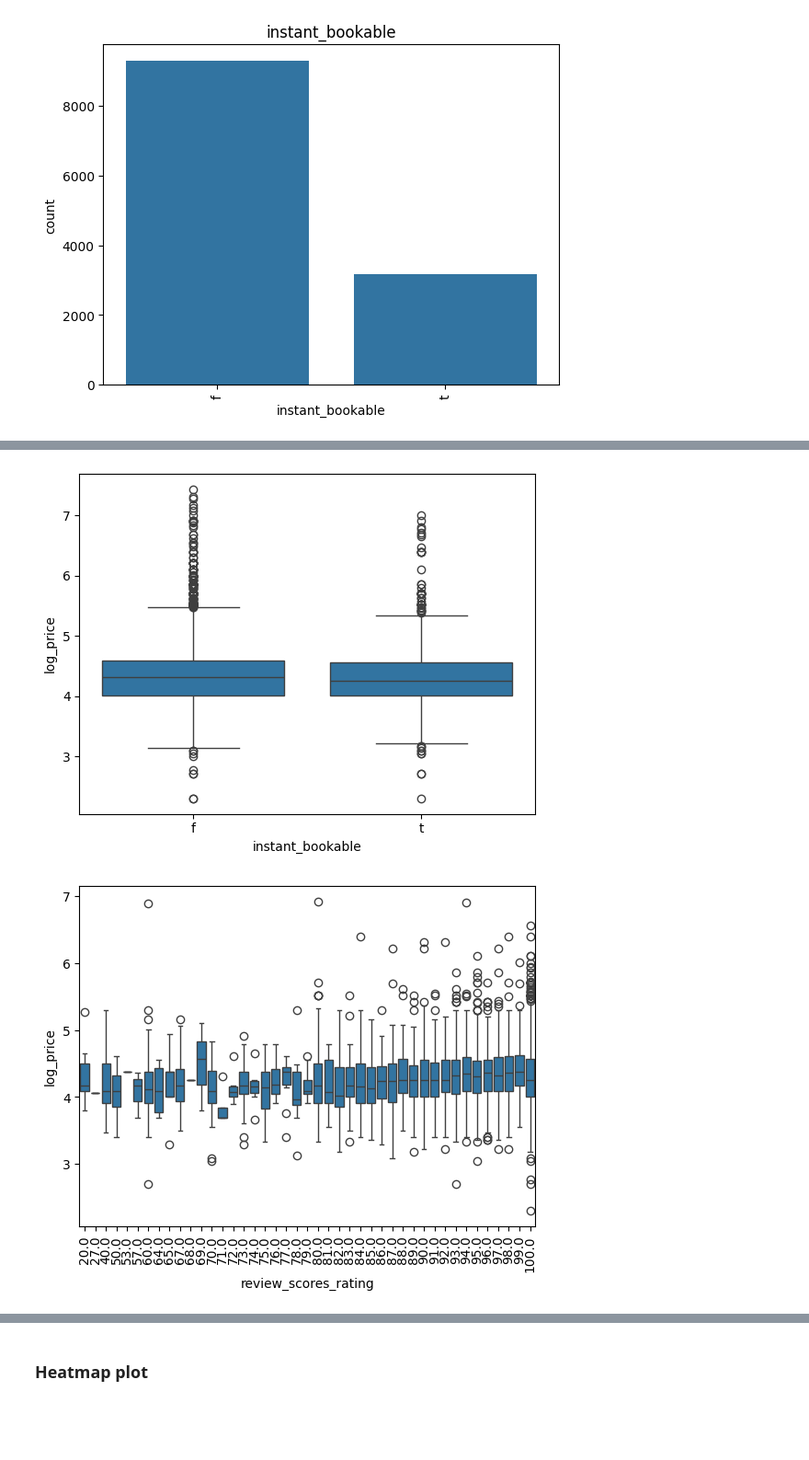
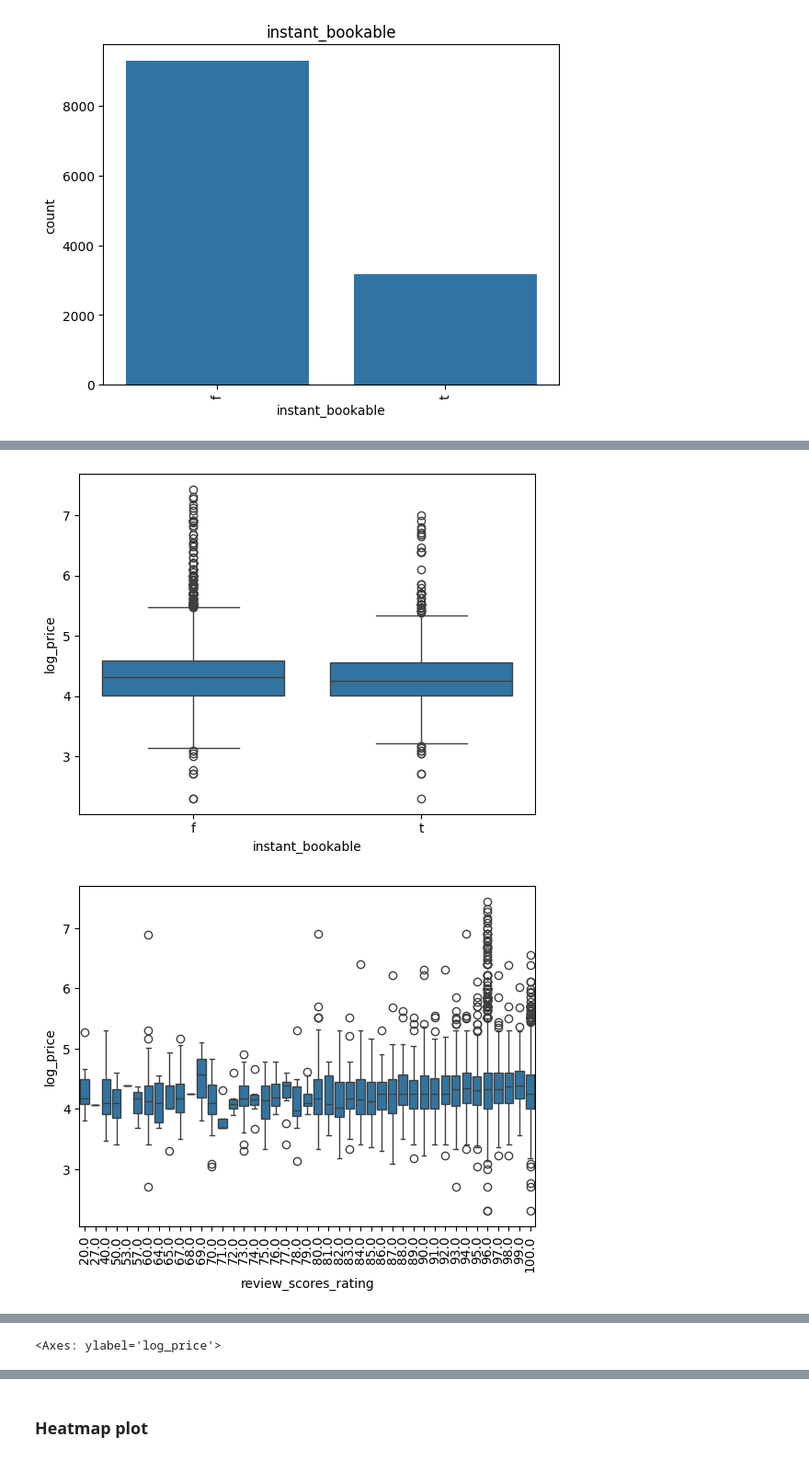
Before and after one commit to d21emijo/Air-BNB, a Jupyter notebook: Air_bnb.ipynb, the cells around one changed output, grey strips where cells are left out. Shown at 92% size. Drawn from its saved outputs; the diff is of its cells as text; code cells hidden in the pictures; blank space fills up the shorter version.

```diff
--- a/Air_bnb.ipynb
+++ b/Air_bnb.ipynb
@@ -245,6 +263,8 @@ df_nyc_private['host_identity_verified'] = df_nyc_private['host_identity_verifie
 # Host has no thumbnail, True/false instead
 df_nyc_private['thumbnail_url'] = (~df_nyc_private['thumbnail_url'].isna()).astype(int)
 
+# median score for na in review score
+df_nyc_private['review_scores_rating'] = df_nyc_private['review_scores_rating'].fillna(df_nyc_private['review_scores_rating'].median())
 # New column for no reviews
 df_nyc_private['review_scores'] = (~df_nyc_private['review_scores_rating'].isna()).astype(int)
 
@@ -257,6 +277,8 @@ df_nyc_private = df_nyc_private.drop(['zipcode','city','name','description','roo
 
 # remove % from response rate
 df_nyc_private['host_response_rate'] = df_nyc_private['host_response_rate'].str.replace('%','').astype(float)
+
+df_nyc_private['host_response_rate'] = df_nyc_private['host_response_rate'].fillna(0)
 df_nyc_private.info()
 df_nyc_private.head()
 #df_nyc_private.describe()
@@ -302,10 +316,15 @@ df_nyc_private['amenities'] = (
 # %%
-#
+# explode the amenities to seprate lsit
 common_amenities = df_nyc_private['amenities'].explode().value_counts().head(15).index.to_list()
 
+# crate new columns with amenities
 for amenity in common_amenities:
-    col_name = 'amanity ' + amenity
+    col_name = 'amanity_' + amenity
     df_nyc_private[col_name] = df_nyc_private['amenities'].apply(lambda x: int(amenity in x))
 
+
+
+# Drop amenities description
+df_nyc_private = df_nyc_private.drop(['amenities'],axis=1)
 df_nyc_private.head()
 # %% [output]
@@ -383,30 +413,33 @@ for col in [
 # %%
 sns.boxplot(data=df_nyc_private,x='cancellation_policy',y='log_price')
 plt.show()
 
 
 sns.boxplot(data=df_nyc_private,x=pd.cut(df_nyc_private['host_response_rate'],bins=[0,25,50,75,99,100],labels=['0-25','25-50','50-75','75-99','100']
 ),y='log_price')
 
 
 plt.title('Does response rate increase price')
 plt.show()
 
 
 sns.boxplot(data=df_nyc_private,x='instant_bookable',y='log_price')
 plt.show()
 
 
 sns.boxplot(data=df_nyc_private,x='review_scores_rating',y='log_price')
 plt.xticks(rotation=90)
 plt.show()
 
 sns.boxplot(data=df_nyc_private,x='accommodates',y='log_price')
 plt.xticks(rotation=90)
 plt.show()
+
+sns.boxplot(data=df_nyc_private,y='log_price')
 # %% [output]
 [figure]
 [figure]
 [figure]
-[figure, old version]
+[figure, new version]
 [figure]
+<Axes: ylabel='log_price'>
```
Also changed, not shown: parts of 42 cells of this notebook, 1 other file.
